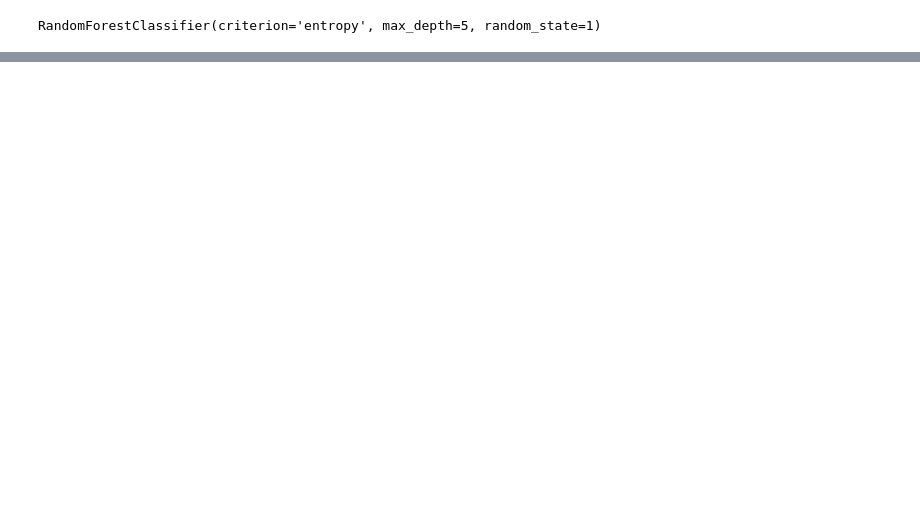
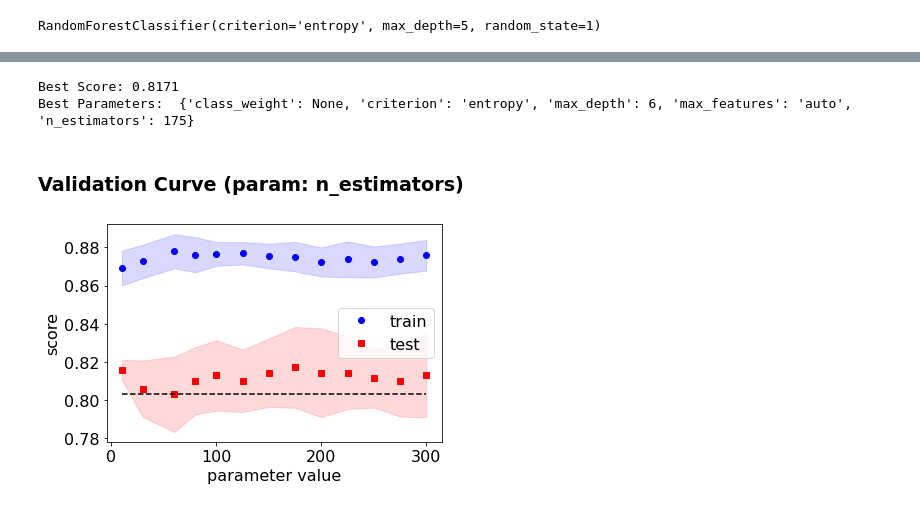
Before and after one commit to RaulRPrado/Titanic-Kaggle, a Jupyter notebook: RandomForest.ipynb, the cells around one changed output, grey strips where cells are left out. Cells and saved outputs as stored; diff of their text form; code cells hidden in the pictures; blank space fills up the shorter version.

```diff
--- a/RandomForest.ipynb
+++ b/RandomForest.ipynb
@@ -59,0 +122,16 @@ plot_validation_curve(train_scores, test_scores, param_range, expected_score=tes
+# %%
+parameters = {
+    'n_estimators':[100, 125, 150, 175, 200, 250],
+    'class_weight': [None, 'balanced'],
+    'criterion': ['entropy', 'gini'],
+    'max_depth': [4, 5, 6],
+    'max_features': ['auto', 'sqrt', 'log2']
+}
+# %%
+gs = GridSearchCV(
+    clf,
+    param_grid=parameters,
+    n_jobs=5,
+    return_train_score=True
+)
+gs.fit(X_train, y_train)
@@ -59,0 +148,24 @@ plot_validation_curve(train_scores, test_scores, param_range, expected_score=tes
+# %%
+print('Best Score: {:.4f}'.format(gs.best_score_))
+print('Best Parameters: ', gs.best_params_)
+# %% [output]
+Best Score: 0.8171
+Best Parameters:  {'class_weight': None, 'criterion': 'entropy', 'max_depth': 6, 'max_features': 'auto', 'n_estimators': 175}
+# %%
+best_clf = gs.best_estimator_
+# %% [markdown]
+### Validation Curve (param: n_estimators)
+# %%
+param_range = [10, 30, 60, 80, 100, 125, 150, 175, 200, 225, 250, 275, 300]
+train_scores, test_scores = validation_curve(
+    estimator=best_clf,
+    X=X_train,
+    y=y_train,
+    param_name='n_estimators',
+    param_range=param_range,
+    cv=5
+)
+# %%
+plot_validation_curve(train_scores, test_scores, param_range, expected_score=test_score, stat_error=False)
+# %% [output]
+[figure, added]
```
Also changed, not shown: parts of 19 cells of this notebook, 3 other files.
